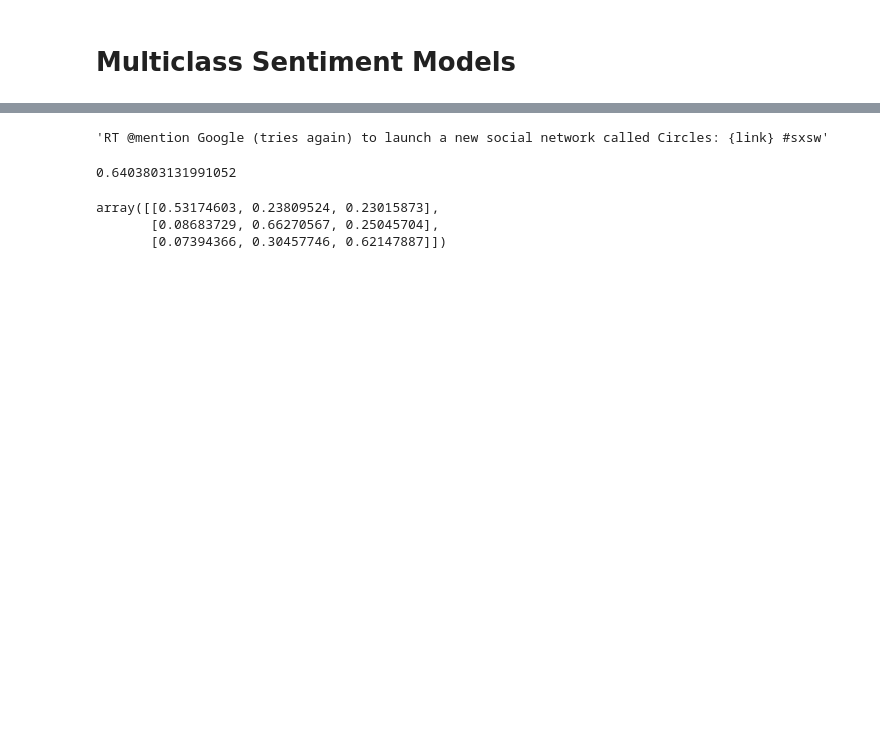
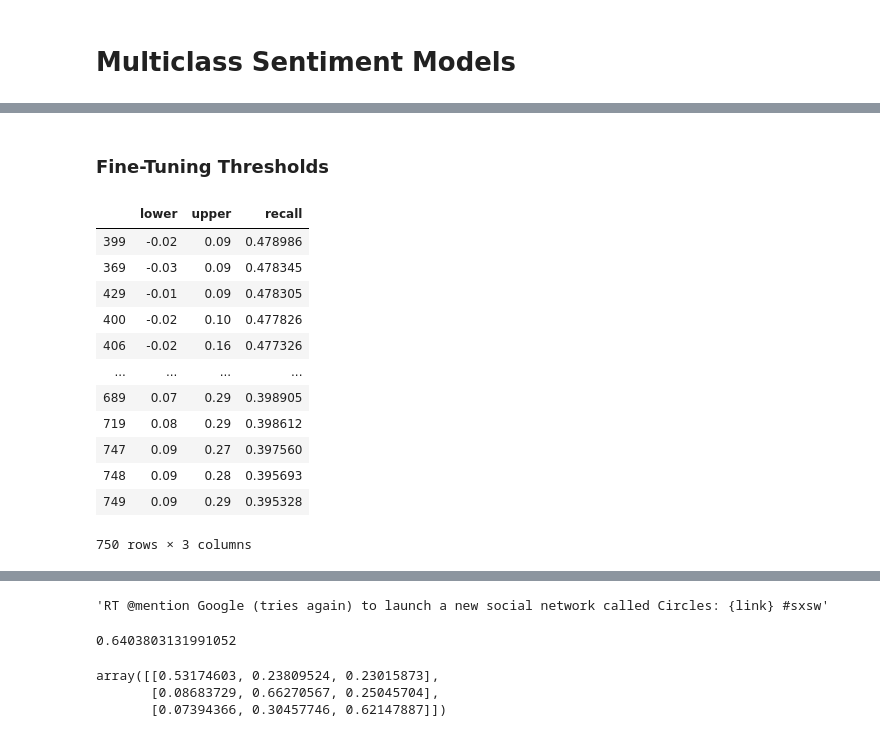
Before and after one commit to singsang2/dsc-mod-4-project-v2-1-onl01-dtsc-ft-070620, a Jupyter notebook: Tweet_sentiment_analysis.ipynb, the cells around one changed output, grey strips where cells are left out. Drawn from its saved outputs; the diff is of its cells as text; code cells hidden in the pictures; blank space fills up the shorter version.

```diff
--- a/Tweet_sentiment_analysis.ipynb
+++ b/Tweet_sentiment_analysis.ipynb
@@ -1071,0 +1104,4 @@ uc.save_data(clf, 'binary_word_emb')
+# %%
+# Get polarity and subjectivity
+textblob_df['polarity'] = textblob_df['clean_text'].apply(get_polarity)
+textblob_df['subjectivity'] = textblob_df['clean_text'].apply(get_subjectivity)
@@ -1071,0 +1124,11 @@ uc.save_data(clf, 'binary_word_emb')
+# %% [markdown]
+### Fine-Tuning Thresholds
+# %%
+# Classifies sentiments based on lower and upper thresholds
+def classify(score, lower_threshold=0, upper_threshold=0):
+    if score < lower_threshold:
+        return 'Negative'
+    elif score > upper_threshold:
+        return 'Positive'
+    else:
+        return 'Neutral'
@@ -1071,0 +1153,18 @@ uc.save_data(clf, 'binary_word_emb')
+# %%
+# creates dataframe of recalls
+recall_df = pd.DataFrame(recalls, columns=['lower', 'upper', 'recall'])
+recall_df.sort_values(by='recall', ascending=False)
+# %% [output]
+|  | lower | upper | recall |
+| 399 | -0.02 | 0.09 | 0.478986 |
+| 369 | -0.03 | 0.09 | 0.478345 |
+| 429 | -0.01 | 0.09 | 0.478305 |
+| 400 | -0.02 | 0.10 | 0.477826 |
+| 406 | -0.02 | 0.16 | 0.477326 |
+| ... | ... | ... | ... |
+| 689 | 0.07 | 0.29 | 0.398905 |
+| 719 | 0.08 | 0.29 | 0.398612 |
+| 747 | 0.09 | 0.27 | 0.397560 |
+| 748 | 0.09 | 0.28 | 0.395693 |
+| 749 | 0.09 | 0.29 | 0.395328 |
+750 rows × 3 columns
```
Also changed, not shown: parts of 105 cells of this notebook, 3 other files.
